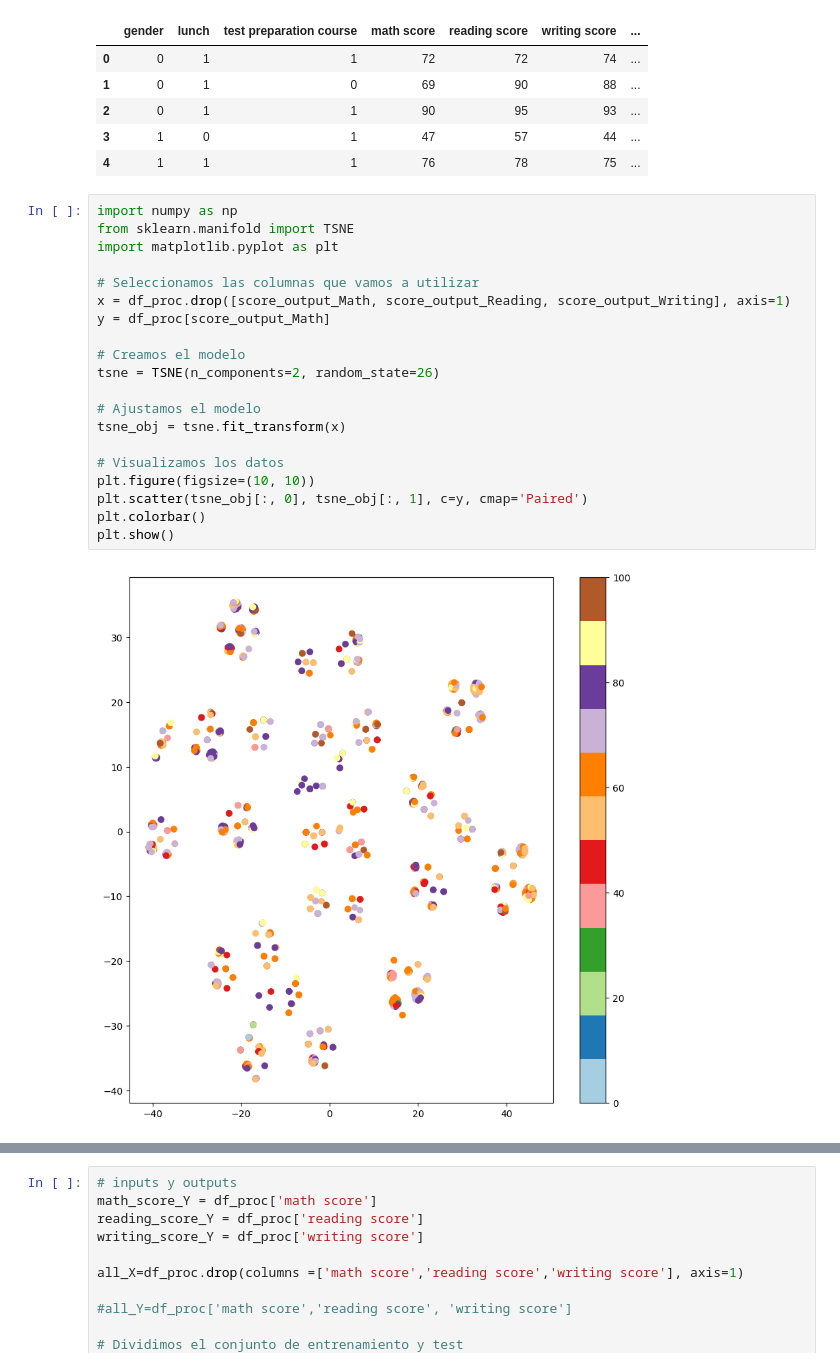
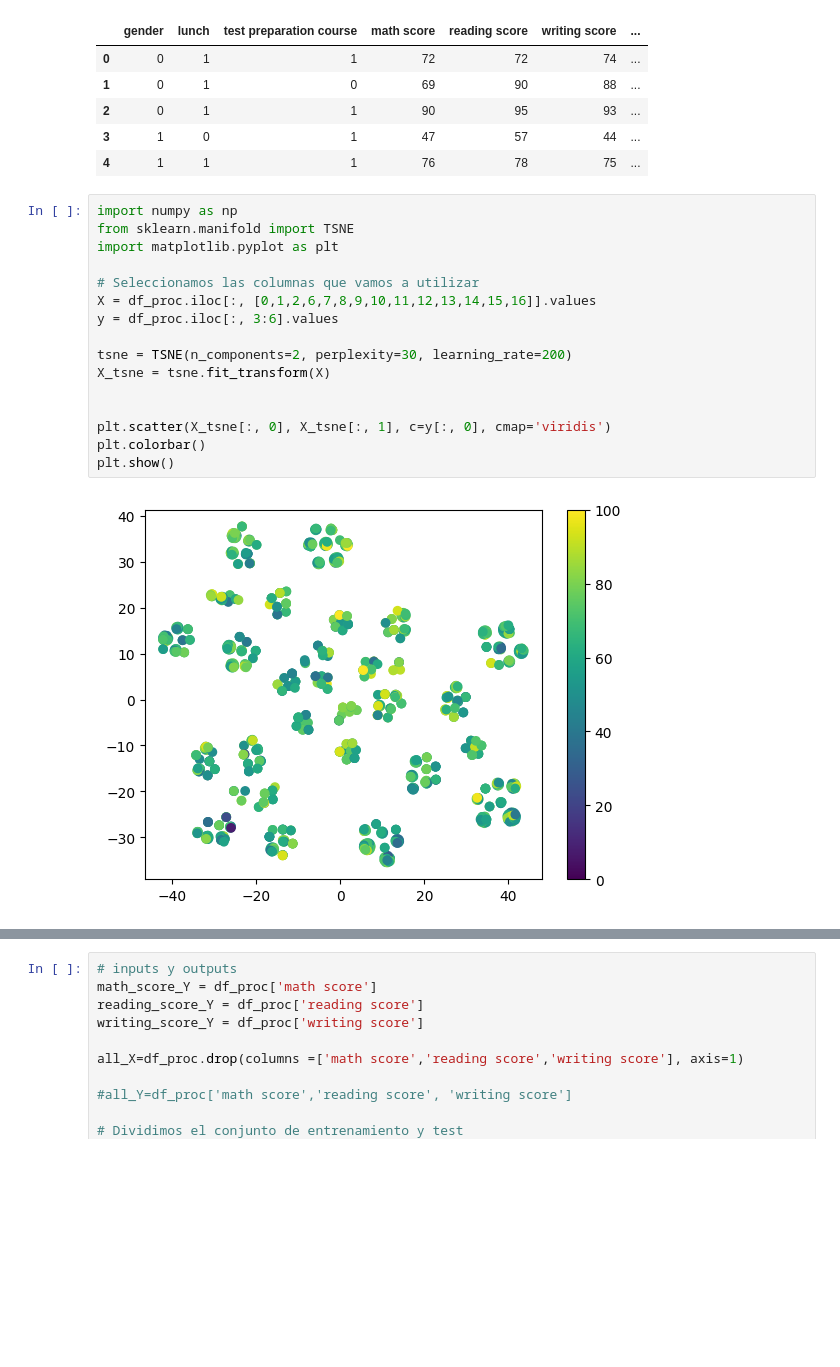
Before and after one commit to Negatix092/Machine-Learning, a Jupyter notebook: ML_Class_Spring_2023/Proyecto_Final/punto1.ipynb, the cells around one changed output, grey strips where cells are left out. Drawn from its saved outputs; the diff is of its cells as text; blank space fills up the shorter version.

```diff
--- a/ML_Class_Spring_2023/Proyecto_Final/punto1.ipynb
+++ b/ML_Class_Spring_2023/Proyecto_Final/punto1.ipynb
@@ -101,22 +101,18 @@ Processed dataset:
 # %%
 import numpy as np
 from sklearn.manifold import TSNE
 import matplotlib.pyplot as plt
 
 # Seleccionamos las columnas que vamos a utilizar
-x = df_proc.drop([score_output_Math, score_output_Reading, score_output_Writing], axis=1)
-y = df_proc[score_output_Math]
+X = df_proc.iloc[:, [0,1,2,6,7,8,9,10,11,12,13,14,15,16]].values
+y = df_proc.iloc[:, 3:6].values
 
-# Creamos el modelo
-tsne = TSNE(n_components=2, random_state=26)
+tsne = TSNE(n_components=2, perplexity=30, learning_rate=200)
+X_tsne = tsne.fit_transform(X)
 
-# Ajustamos el modelo
-tsne_obj = tsne.fit_transform(x)
 
-# Visualizamos los datos
-plt.figure(figsize=(10, 10))
-plt.scatter(tsne_obj[:, 0], tsne_obj[:, 1], c=y, cmap='Paired')
+plt.scatter(X_tsne[:, 0], X_tsne[:, 1], c=y[:, 0], cmap='viridis')
 plt.colorbar()
 plt.show()
 # %% [output]
-[figure, old version]
+[figure, new version]
```
Also changed, not shown: parts of 3 cells of this notebook.
